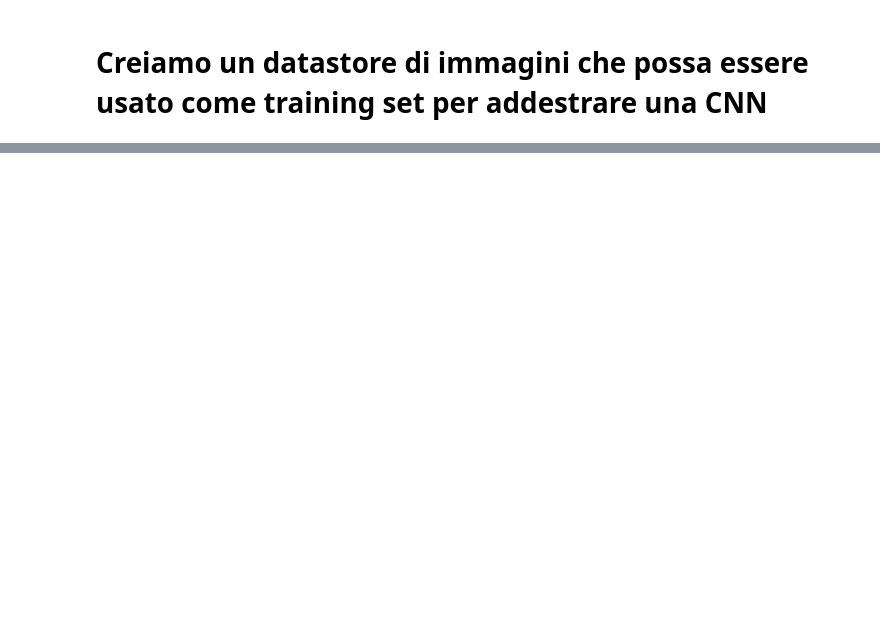
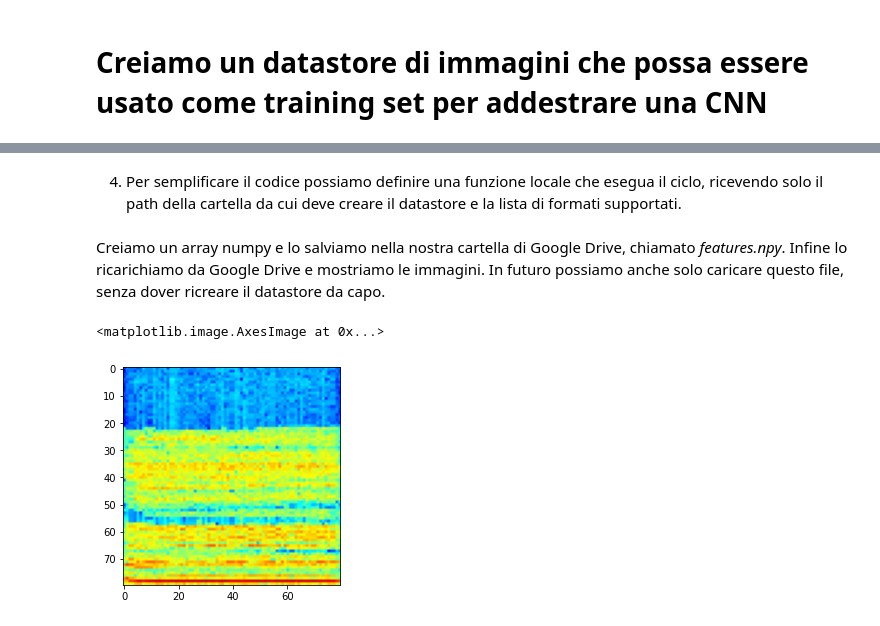
Before and after one commit to pietrodileo/Python_for_MD_thesis, a Jupyter notebook: ImportImageDatastore.ipynb, the cells around one changed output, grey strips where cells are left out. Saved outputs shown, nothing was run; the diff lists cells and outputs as text; code cells hidden in the pictures; blank space fills up the shorter version.

```diff
--- a/ImportImageDatastore.ipynb
+++ b/ImportImageDatastore.ipynb
@@ -36,19 +65,47 @@ Ovviamente nel path possono essere presenti anche altre
+# %% [markdown]
+4. Per semplificare il codice possiamo definire una funzione locale che esegua il ciclo, ricevendo solo il path della cartella da cui deve creare il datastore e la lista di formati supportati.
+# %%
+#importing the libraries
+import os
+import cv2
+import numpy as np
+import matplotlib.pyplot as plt
+import pdb
+
+# Define a local function
+def load_images_from_folder(folder,valid_formats):
+    training_data = []
+    for filename in os.listdir(folder):
+        file_info = os.path.splitext(filename)
+        file_format = file_info[1]
+        if file_format.lower() in valid_formats:
+          pic = cv2.imread(os.path.join(folder,filename))
+          pic = cv2.cvtColor(pic,cv2.COLOR_BGR2RGB)
+          pic = cv2.resize(pic,(80,80))
+          training_data.append([pic])
+    return training_data
+
+#let the plot appear and store it with the notebook
+%matplotlib inline
+#setting the path to the directory containing the pics
+path = '/content/drive/MyDrive/SpectrogramDatastore/DBS_noiseless_E'
+
+valid_images = [".jpg",".gif",".png",".tga"]
+# load all the images in the path to a local list
+training_data = load_images_from_folder(path,valid_images)
+# %% [markdown]
+Creiamo un array numpy e lo salviamo nella nostra cartella di Google Drive, chiamato *features.npy*. Infine lo ricarichiamo da Google Drive e mostriamo le immagini. In futuro possiamo anche solo caricare questo file, senza dover ricreare il datastore da capo.
 # %%
-#appending the pics to the training data list
-training_data = []
-for img in os.listdir(path):
-    # select only the images
-    if img is not None:
-            pic = cv2.imread(os.path.join(path,img))
-            pic = cv2.cvtColor(pic,cv2.COLOR_BGR2RGB)
-            #pic = cv2.resize(pic,(80,80))
-            training_data.append([pic])
-
 #converting the list to numpy array and saving it to a file using #numpy.save
 np.save(os.path.join(path,'features'),np.array(training_data))
 
 #loading the saved file once again
 saved = np.load(os.path.join(path,'features.npy'))
 
+# plot the first image
 plt.imshow(saved[0].reshape(80,80,3))
-plt.imshow(np.array(training_data[0]).reshape(80,80,3))
+# Alternative code, same result:
+#plt.imshow(np.array(training_data[0]).reshape(80,80,3))
+# %% [output]
+<matplotlib.image.AxesImage at 0x...>
+[figure, added]
```
Also changed, not shown: parts of 5 cells of this notebook.
